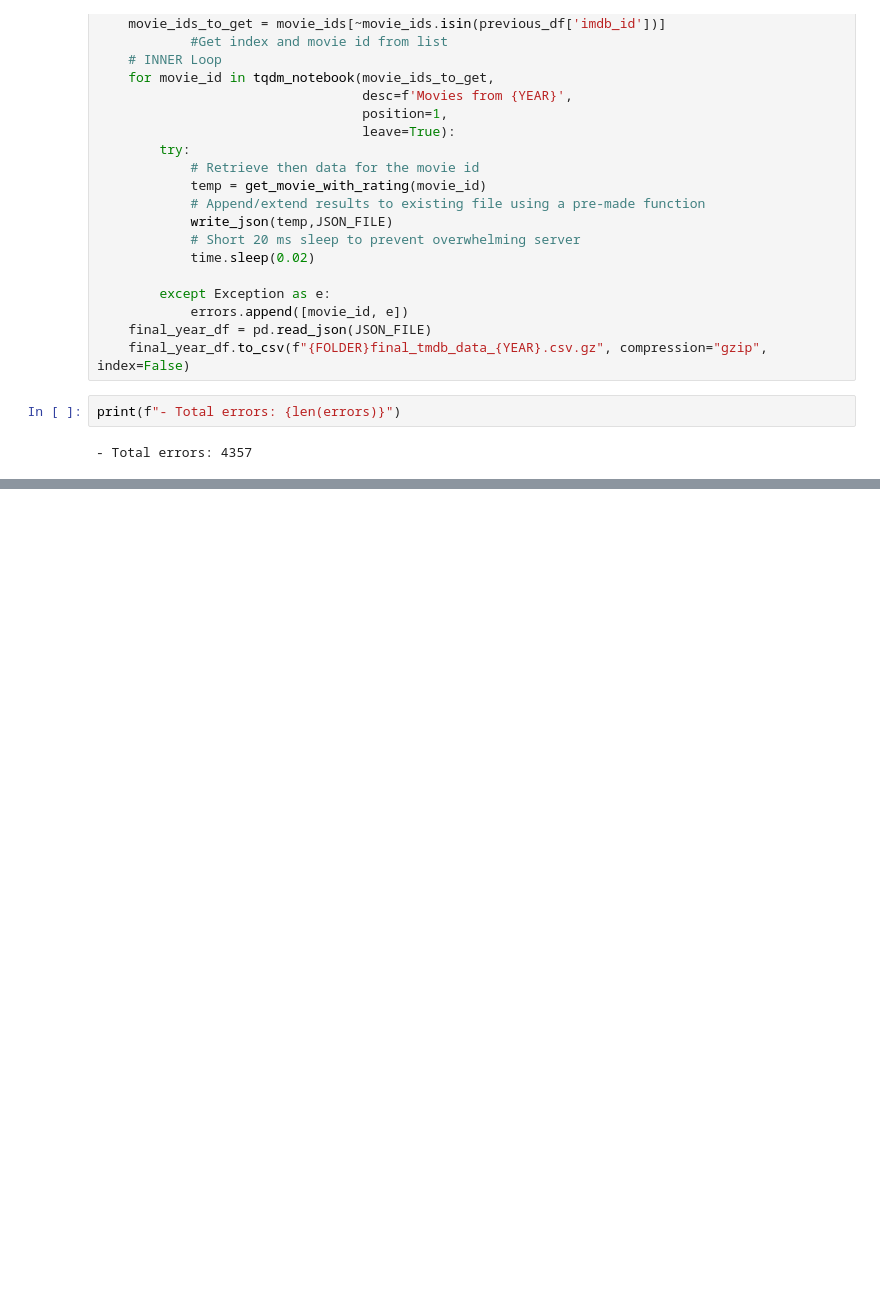
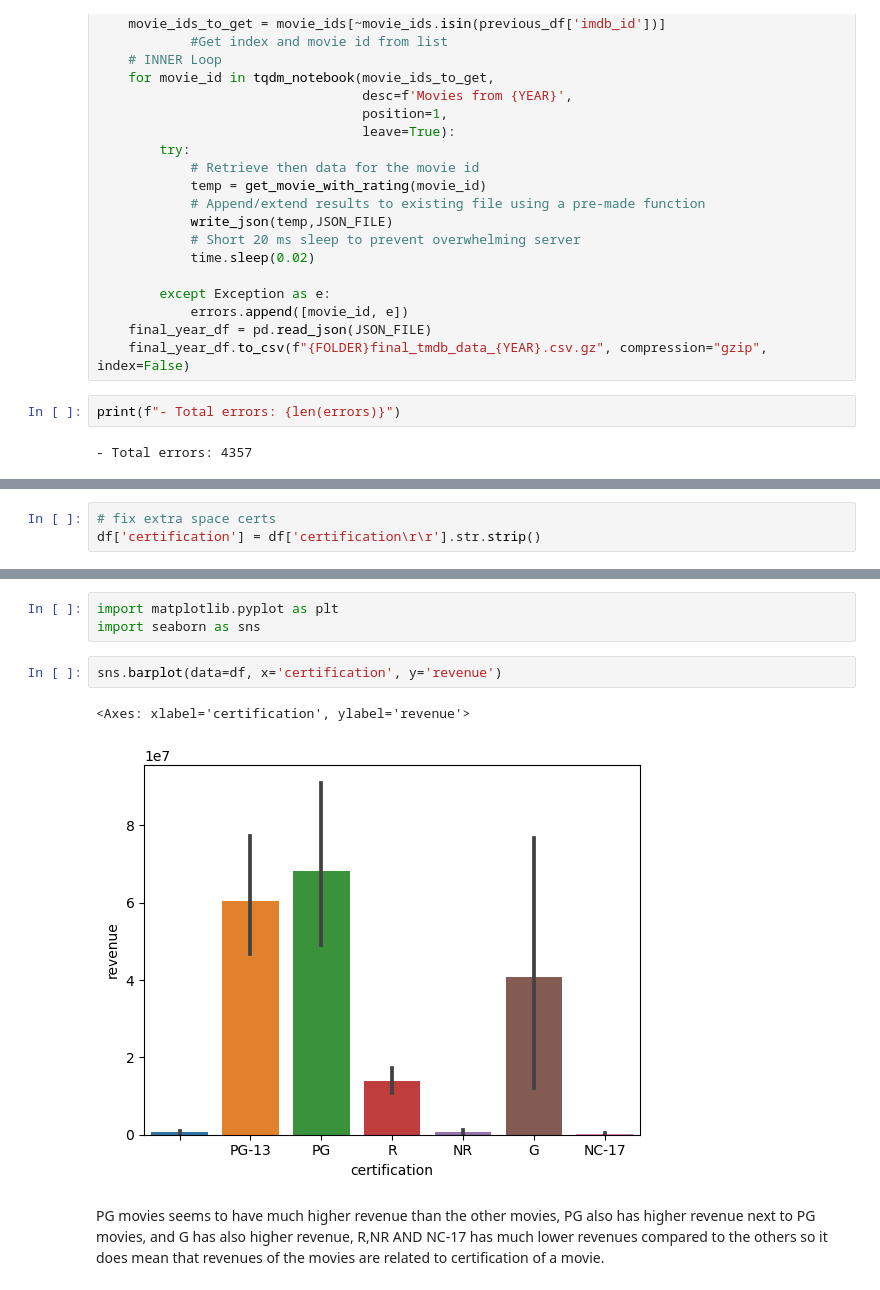
Before and after one commit to elleniayele/project-3-part-4, a Jupyter notebook: project3 part 2 (1) (2).ipynb, the cells around one changed output, grey strips where cells are left out. Cells and saved outputs as stored; diff of their text form; blank space fills up the shorter version.

```diff
--- a/project3 part 2 (1) (2).ipynb
+++ b/project3 part 2 (1) (2).ipynb
@@ -338,0 +330,3 @@ They want you to prepare a visualization that supports your finding.
+# %%
+# fix extra space certs
+df['certification'] = df['certification\r\r'].str.strip()
@@ -338,0 +356,10 @@ They want you to prepare a visualization that supports your finding.
+# %%
+import matplotlib.pyplot as plt
+import seaborn as sns
+# %%
+sns.barplot(data=df, x='certification', y='revenue')
+# %% [output]
+<Axes: xlabel='certification', ylabel='revenue'>
+[figure, added]
+# %% [markdown]
+PG movies seems to have much higher revenue than the other movies, PG also has higher revenue next to PG movies, and G has also higher revenue, R,NR AND NC-17 has much lower revenues compared to the others so it does mean that revenues of the movies are related to certification of a movie.
```
Also changed, not shown: parts of 64 cells of this notebook.
